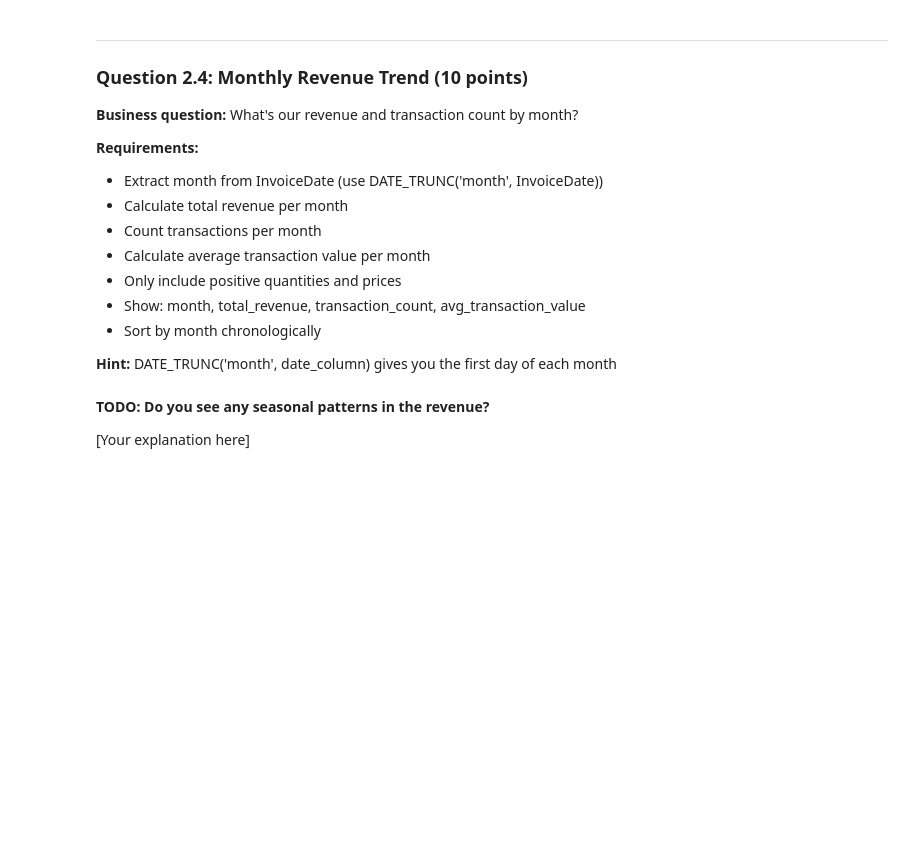
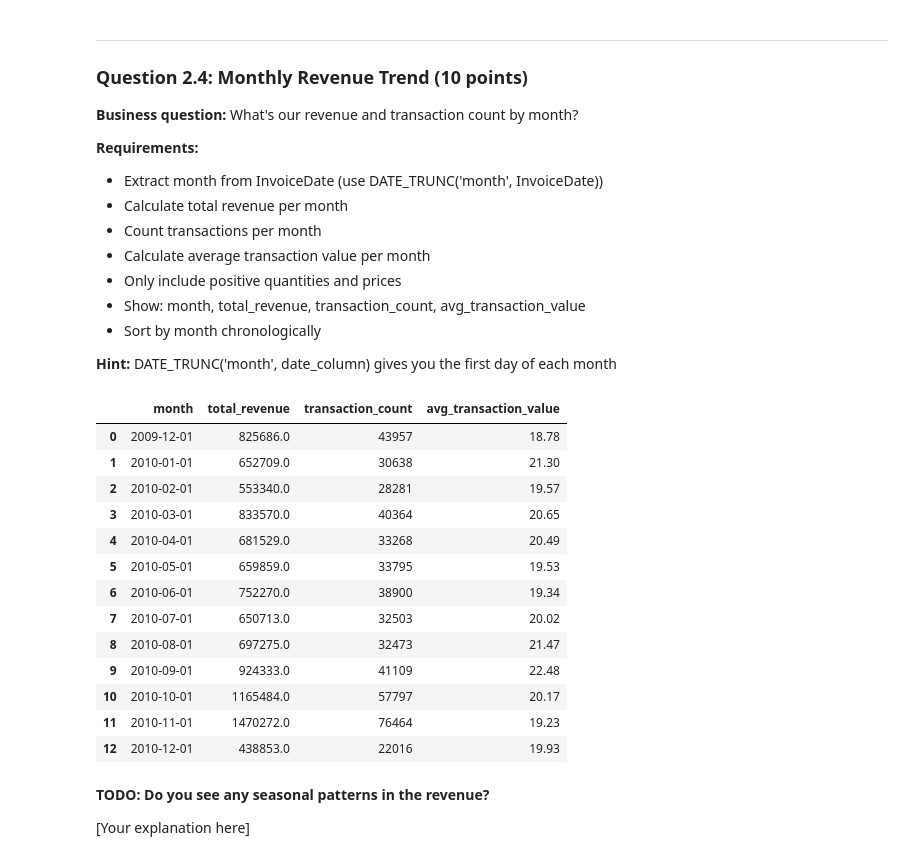
Before and after one commit to balintdecsi/ECBS5294, a Jupyter notebook: assignments/hw1/hw1_balint_decsi.ipynb, the cells around one changed output. Drawn from its saved outputs; the diff is of its cells as text; code cells hidden in the pictures; blank space fills up the shorter version.

```diff
--- a/assignments/hw1/hw1_balint_decsi.ipynb
+++ b/assignments/hw1/hw1_balint_decsi.ipynb
@@ -374,3 +476,33 @@ This section tests: COUNT, SUM, AVG, GROUP BY, HAVING, WHERE vs HAVING
+# %%
+con.execute("""
+    SELECT
+        DATE_TRUNC('month', InvoiceDate) AS month,
+        ROUND(SUM(Quantity * Price)) AS total_revenue,
+        COUNT(*) AS transaction_count,
+        ROUND(AVG(Quantity * Price), 2) AS avg_transaction_value
+    FROM retail
+    WHERE TRUE
+        AND Quantity > 0
+        AND Price > 0
+        AND NOT STARTS_WITH(Invoice, 'C')
+    GROUP BY month
+    ORDER BY month
+""").df()
+# %% [output]
+|  | month | total_revenue | transaction_count | avg_transaction_value |
+| 0 | 2009-12-01 | 825686.0 | 43957 | 18.78 |
+| 1 | 2010-01-01 | 652709.0 | 30638 | 21.30 |
+| 2 | 2010-02-01 | 553340.0 | 28281 | 19.57 |
+| 3 | 2010-03-01 | 833570.0 | 40364 | 20.65 |
+| 4 | 2010-04-01 | 681529.0 | 33268 | 20.49 |
+| 5 | 2010-05-01 | 659859.0 | 33795 | 19.53 |
+| 6 | 2010-06-01 | 752270.0 | 38900 | 19.34 |
+| 7 | 2010-07-01 | 650713.0 | 32503 | 20.02 |
+| 8 | 2010-08-01 | 697275.0 | 32473 | 21.47 |
+| 9 | 2010-09-01 | 924333.0 | 41109 | 22.48 |
+| 10 | 2010-10-01 | 1165484.0 | 57797 | 20.17 |
+| 11 | 2010-11-01 | 1470272.0 | 76464 | 19.23 |
+| 12 | 2010-12-01 | 438853.0 | 22016 | 19.93 |
 # %% [markdown]
 **TODO: Do you see any seasonal patterns in the revenue?**
 
```
Also changed, not shown: parts of 11 cells of this notebook.
